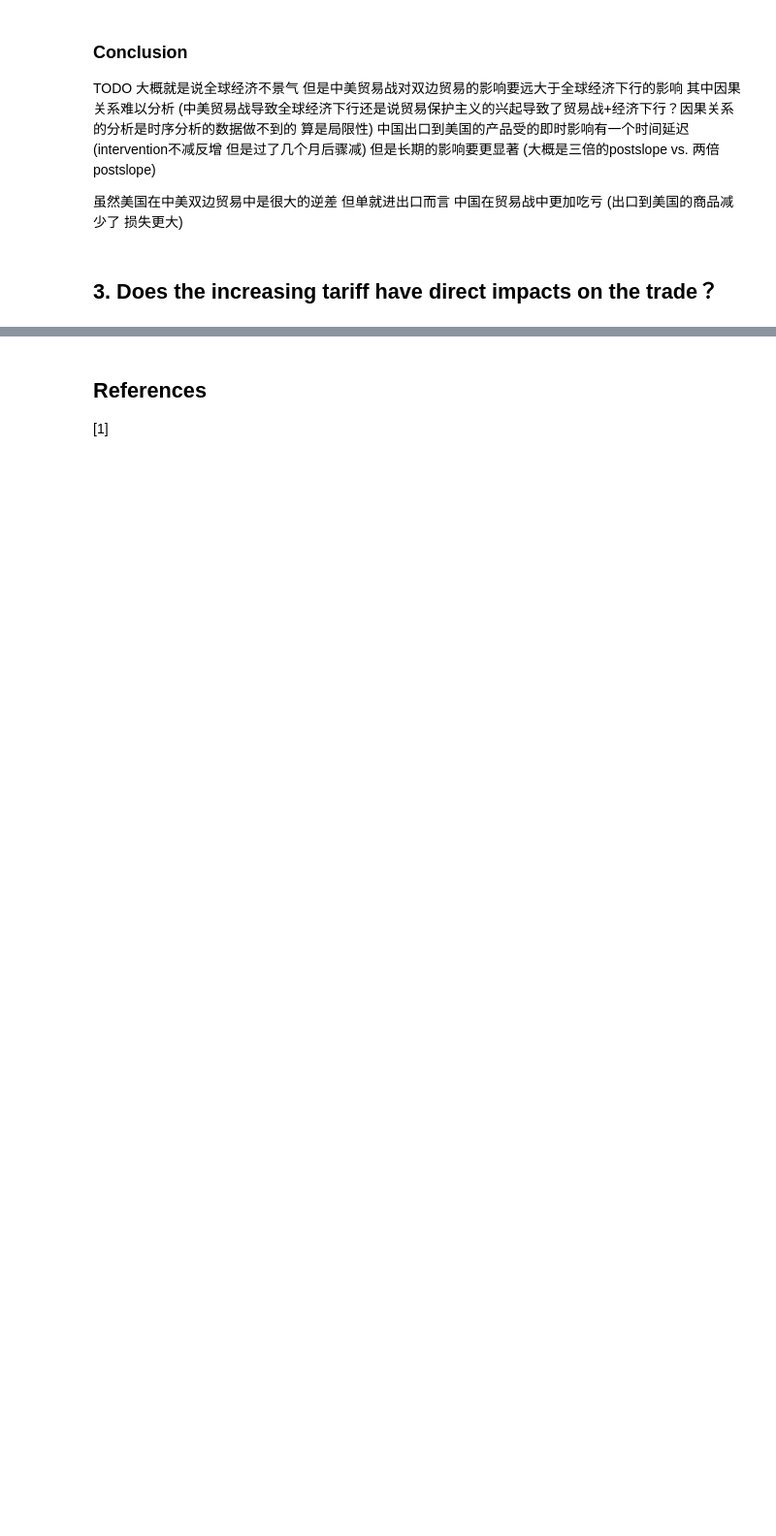
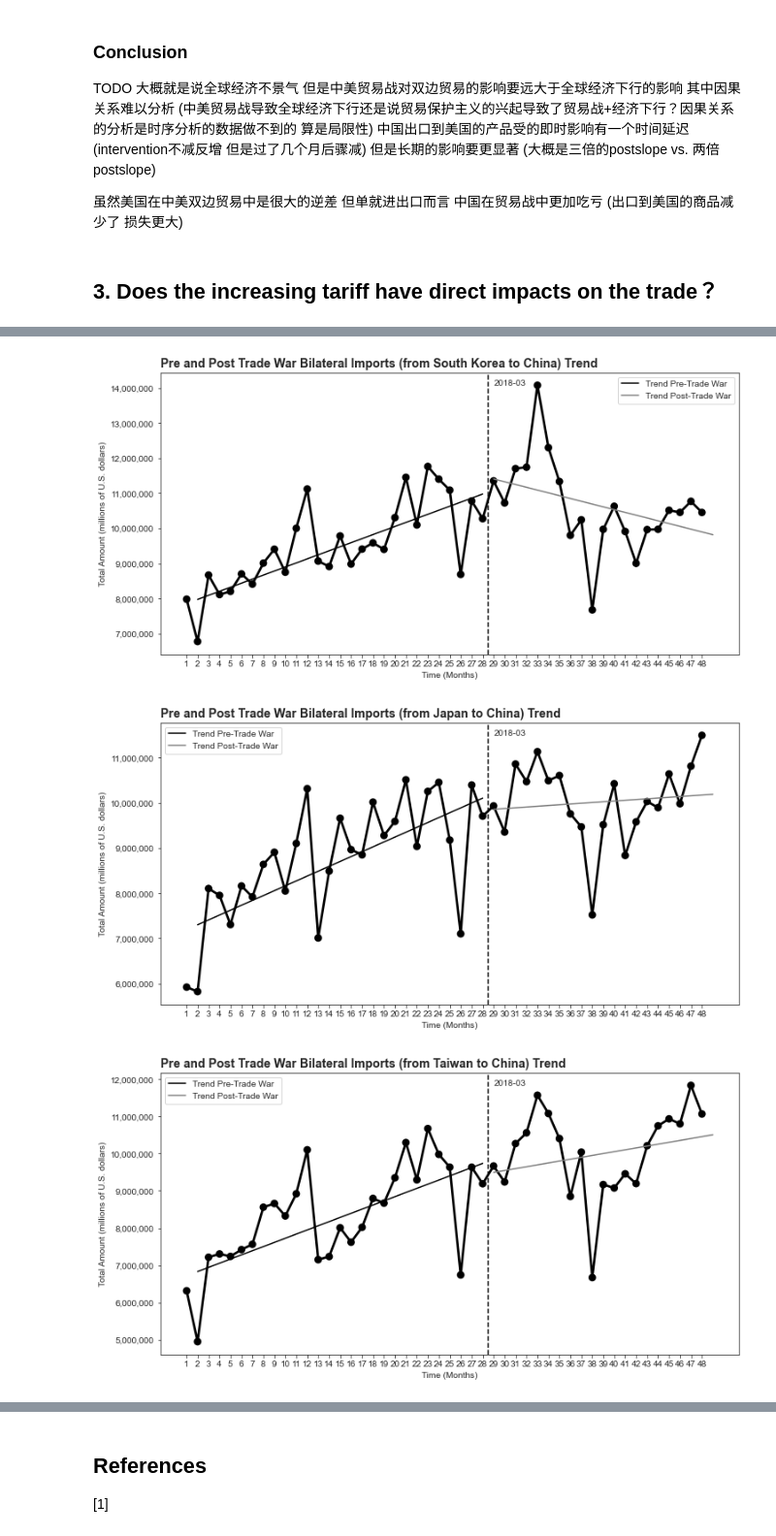
Before and after one commit to epfl-ada/ada-2020-project-milestone-p3-p3_lovela-data-science, a Jupyter notebook: project_notebook.ipynb, the cells around one changed output, grey strips where cells are left out. Shown at 97% size. Drawn from its saved outputs; the diff is of its cells as text; code cells hidden in the pictures; blank space fills up the shorter version.

```diff
--- a/project_notebook.ipynb
+++ b/project_notebook.ipynb
@@ -681,0 +1157,15 @@ TODO 大概就是说全球经济不景气 但是中美贸易战对双边贸易
+# %%
+# Create dataframe for each top 5 import partners
+def create_china_ie_top5(CTYNAME, df, ie):
+    top5 = pd.DataFrame(columns = ['time', ie])
+    tmp = df.loc[df['CTYNAME'] == CTYNAME]
+    for i, tuples in enumerate(tmp.itertuples(), 0):
+        top5.loc[i] = [str(2016+ int(i/12)) +'-'+str(i%12 +1), tuples[2]]
+
+    return top5
+
+china_import_Korea = create_china_ie_top5('韩国', china_import, 'imports')
+china_import_Japan = create_china_ie_top5('日本', china_import, 'imports')
+china_import_Taiwan = create_china_ie_top5('中国台湾', china_import, 'imports')
+china_import_Germany = create_china_ie_top5('德国', china_import, 'imports')
+china_import_Australia = create_china_ie_top5('澳大利亚', china_import, 'imports')
@@ -681,0 +1279,30 @@ TODO 大概就是说全球经济不景气 但是中美贸易战对双边贸易
+# %%
+# Analysis on importing from Australia
+# Convert the datatype to datetime
+china_import_Australia.time = pd.to_datetime(china_import_Australia.time)
+
+# Remove time >=2020-01
+china_import_Australia = china_import_Australia.loc[china_import_Australia['time'] < '2020-01']
+
+# Add ITS features (time_feature, intervention, postslope)
+china_import_Australia_its = add_its_features(china_import_Australia, "time", "2018-03")
+
+# Declare the model for exports segmented regression analysis
+model_imports = smf.ols(formula='imports ~ time_feature + C(intervention) + postslope', data=china_import_Australia_its)
+
+# Fits the model (find the optimal coefficients, adding a random seed ensures consistency)
+np.random.seed(42)
+res_australia_imports = model_imports.fit()
+
+# Print the summary output
+#print(res_australia_imports.summary())
+# %%
+plot_its_result(china_import_Korea_its, res_korea_imports, "time", "imports", "2018-03", "Pre and Post Trade War Bilateral Imports (from South Korea to China) Trend")
+plot_its_result(china_import_Japan_its, res_japan_imports, "time", "imports", "2018-03", "Pre and Post Trade War Bilateral Imports (from Japan to China) Trend")
+plot_its_result(china_import_Taiwan_its, res_taiwan_imports, "time", "imports", "2018-03", "Pre and Post Trade War Bilateral Imports (from Taiwan to China) Trend")
+plot_its_result(china_import_Germany_its, res_germany_imports, "time", "imports", "2018-03", "Pre and Post Trade War Bilateral Imports (from Germany to China) Trend")
+plot_its_result(china_import_Australia_its, res_australia_imports, "time", "imports", "2018-03", "Pre and Post Trade War Bilateral Imports (from Australia to China) Trend")
+# %% [output]
+[figure, added]
+[figure, added]
+[figure, added]
```
Also changed, not shown: parts of 39 cells of this notebook.
